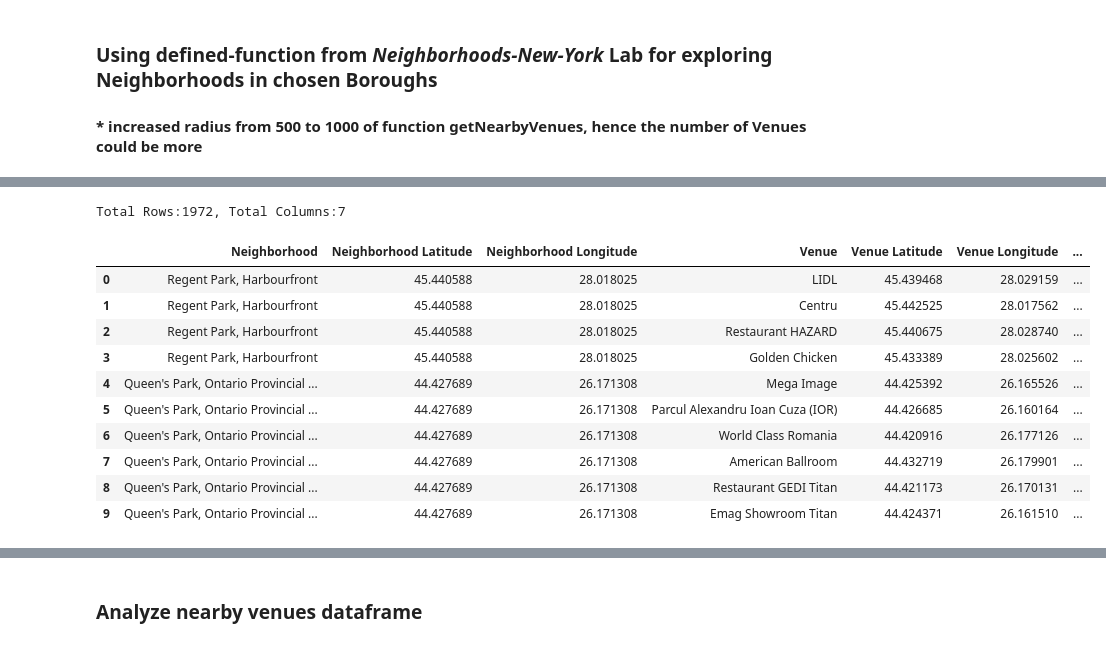
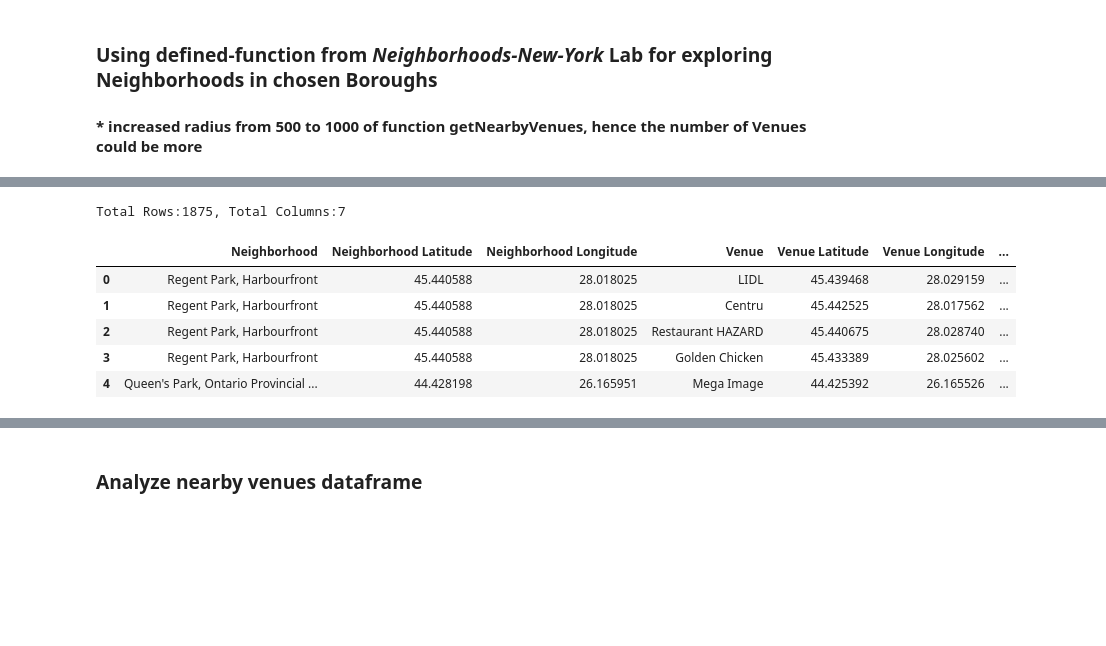
Before and after one commit to prak112/Coursera-IBM_Capstone, a Jupyter notebook: Week3_NeighborhoodClusteringProject.ipynb, the cells around one changed output, grey strips where cells are left out. Drawn from its saved outputs; the diff is of its cells as text; code cells hidden in the pictures; blank space fills up the shorter version.

```diff
--- a/Week3_NeighborhoodClusteringProject.ipynb
+++ b/Week3_NeighborhoodClusteringProject.ipynb
@@ -138,5 +129,9 @@ Boroughs chosen for exploring venues:
 ### Subset Dataframe with chosen Boroughs for exploring
 # %%
 explore_df = filter_df.loc[filter_df['Borough'].isin(chosen_boroughs)].reset_index(drop=True)
-explore_df.head(10)
+
+#change of spelling from 'Neighbourhood' to 'Neighborhood'
+cols = {'Postal Code':'Postal Code',  'Borough':'Borough', 'Neighbourhood':'Neighborhood', 'Latitude':'Latitude', 'Longitude':'Longitude'}
+explore_df.rename(columns = cols, inplace=True)
+explore_df.head()
 # %% [output]
@@ -170,8 +160,8 @@ Coordinates of Toronto are: 43.6534817, -79.3839347
 # %%
 toronto_map = folium.Map(location= [latitude, longitude], zoom_start=10)
 
-#add Neighbourhood markers on toronto_map
-for lat, long, bor, hood in zip(explore_df['Latitude'], explore_df['Longitude'],explore_df['Borough'],explore_df['Neighbourhood']):
+#add Neighborhood markers on toronto_map
+for lat, long, bor, hood in zip(explore_df['Latitude'], explore_df['Longitude'],explore_df['Borough'],explore_df['Neighborhood']):
     label = folium.Popup('{}, {}'.format(bor, hood), parse_html=True)
     folium.CircleMarker([lat, long],
         radius=4,
@@ -239,8 +229,7 @@ def getNearbyVenues(names, latitudes, longitudes, radius=1000):
 
     return(nearby_venues)
 # %%
-toronto_venues = getNearbyVenues(explore_df.Neighbourhood, explore_df.Latitude, explore_df.Longitude)
-toronto_venues.head(10)
+toronto_venues = getNearbyVenues(explore_df.Neighborhood, explore_df.Latitude, explore_df.Longitude)
 # %% [output]
 Regent Park, Harbourfront
 Queen's Park, Ontario Provincial Government
@@ -273,19 +251,14 @@ Business reply mail Processing Centre, South Central Letter Processing Plant Tor
 # %%
 print(f"Total Rows:{toronto_venues.shape[0]}, Total Columns:{toronto_venues.shape[1]}")
-toronto_venues.head(10)
+toronto_venues.head()
 # %% [output]
-Total Rows:1972, Total Columns:7
+Total Rows:1875, Total Columns:7
 |  | Neighborhood | Neighborhood Latitude | Neighborhood Longitude | Venue | Venue Latitude | Venue Longitude | ... |
 | 0 | Regent Park, Harbourfront | 45.440588 | 28.018025 | LIDL | 45.439468 | 28.029159 | ... |
 | 1 | Regent Park, Harbourfront | 45.440588 | 28.018025 | Centru | 45.442525 | 28.017562 | ... |
 | 2 | Regent Park, Harbourfront | 45.440588 | 28.018025 | Restaurant HAZARD | 45.440675 | 28.028740 | ... |
 | 3 | Regent Park, Harbourfront | 45.440588 | 28.018025 | Golden Chicken | 45.433389 | 28.025602 | ... |
-| 4 | Queen's Park, Ontario Provincial ... | 44.427689 | 26.171308 | Mega Image | 44.425392 | 26.165526 | ... |
-| 5 | Queen's Park, Ontario Provincial ... | 44.427689 | 26.171308 | Parcul Alexandru Ioan Cuza (IOR) | 44.426685 | 26.160164 | ... |
-| 6 | Queen's Park, Ontario Provincial ... | 44.427689 | 26.171308 | World Class Romania | 44.420916 | 26.177126 | ... |
-| 7 | Queen's Park, Ontario Provincial ... | 44.427689 | 26.171308 | American Ballroom | 44.432719 | 26.179901 | ... |
-| 8 | Queen's Park, Ontario Provincial ... | 44.427689 | 26.171308 | Restaurant GEDI Titan | 44.421173 | 26.170131 | ... |
-| 9 | Queen's Park, Ontario Provincial ... | 44.427689 | 26.171308 | Emag Showroom Titan | 44.424371 | 26.161510 | ... |
+| 4 | Queen's Park, Ontario Provincial ... | 44.428198 | 26.165951 | Mega Image | 44.425392 | 26.165526 | ... |
 # %%
 print(f"Total unique Venue categories: {toronto_venues['Venue Category'].nunique()}")
 # %% [output]
```
Also changed, not shown: parts of 27 cells of this notebook.
